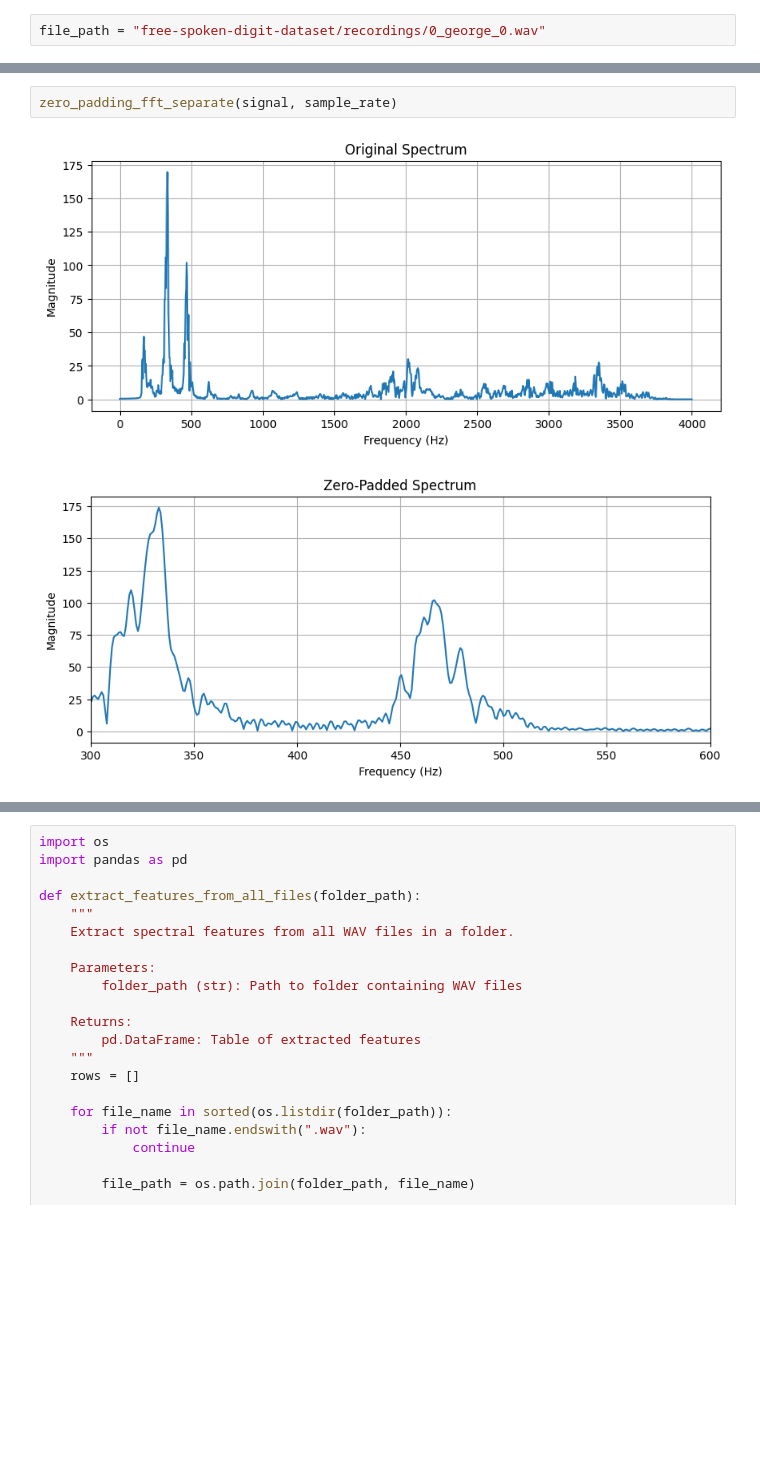
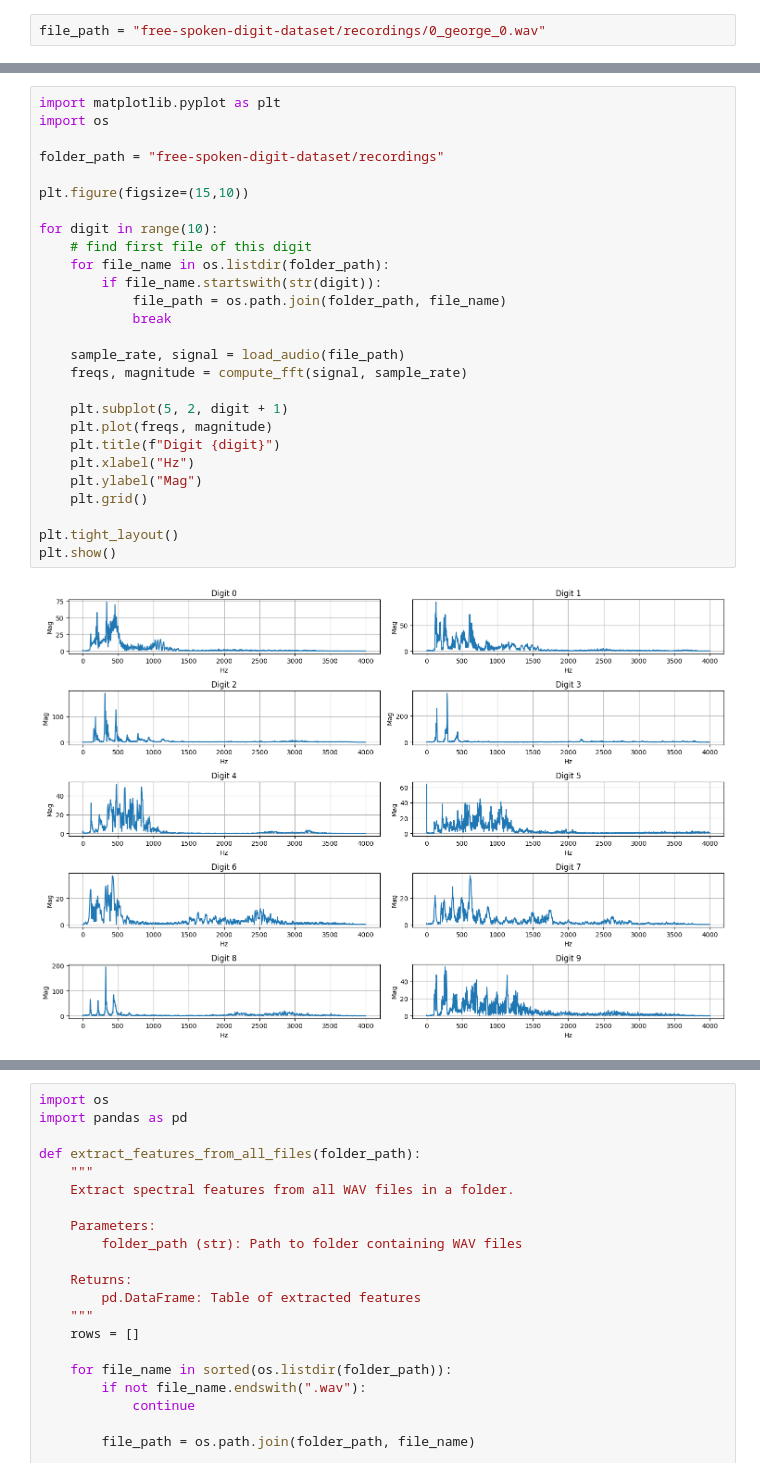
Before and after one commit to ibrahim2230/audio-digit-classification, a Jupyter notebook: EE413_DFT_Part.ipynb, the cells around one changed output, grey strips where cells are left out. Drawn from its saved outputs; the diff is of its cells as text; blank space fills up the shorter version.

```diff
--- a/EE413_DFT_Part.ipynb
+++ b/EE413_DFT_Part.ipynb
@@ -206,5 +161,29 @@ def zero_padding_fft_separate(signal, sample_rate):
-# %%
-zero_padding_fft_separate(signal, sample_rate)
-# %% [output]
-[figure, removed]
-[figure, removed]
+# %%
+import matplotlib.pyplot as plt
+import os
+
+folder_path = "free-spoken-digit-dataset/recordings"
+
+plt.figure(figsize=(15,10))
+
+for digit in range(10):
+    # find first file of this digit
+    for file_name in os.listdir(folder_path):
+        if file_name.startswith(str(digit)):
+            file_path = os.path.join(folder_path, file_name)
+            break
+
+    sample_rate, signal = load_audio(file_path)
+    freqs, magnitude = compute_fft(signal, sample_rate)
+
+    plt.subplot(5, 2, digit + 1)
+    plt.plot(freqs, magnitude)
+    plt.title(f"Digit {digit}")
+    plt.xlabel("Hz")
+    plt.ylabel("Mag")
+    plt.grid()
+
+plt.tight_layout()
+plt.show()
+# %% [output]
+[figure, added]
```
Also changed, not shown: parts of 19 cells of this notebook.
